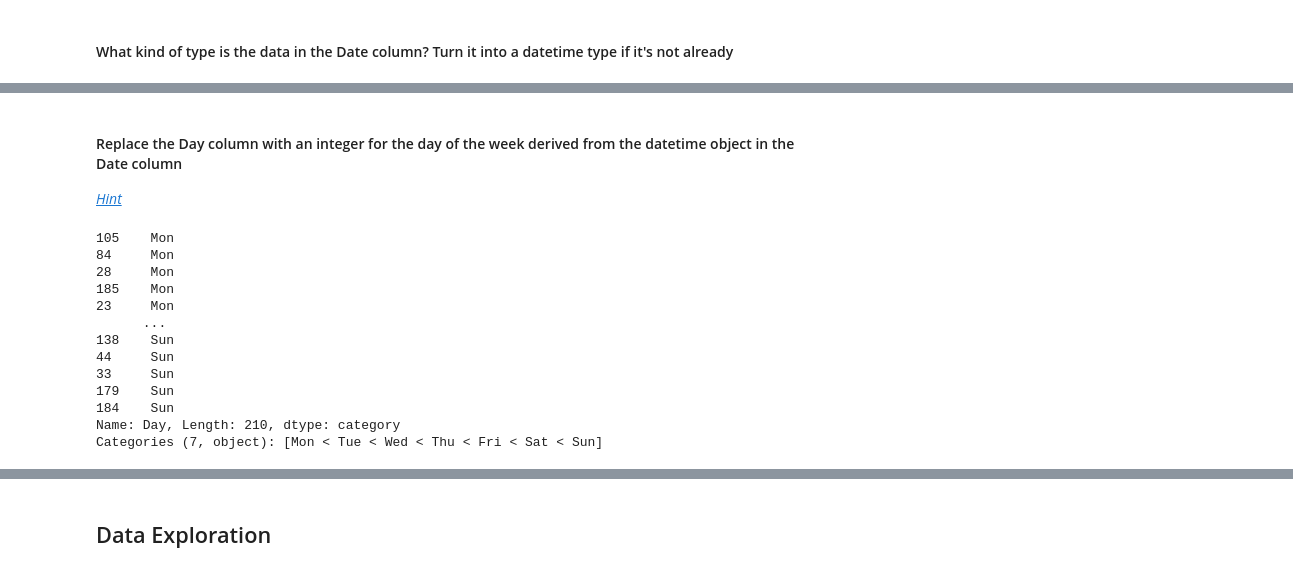
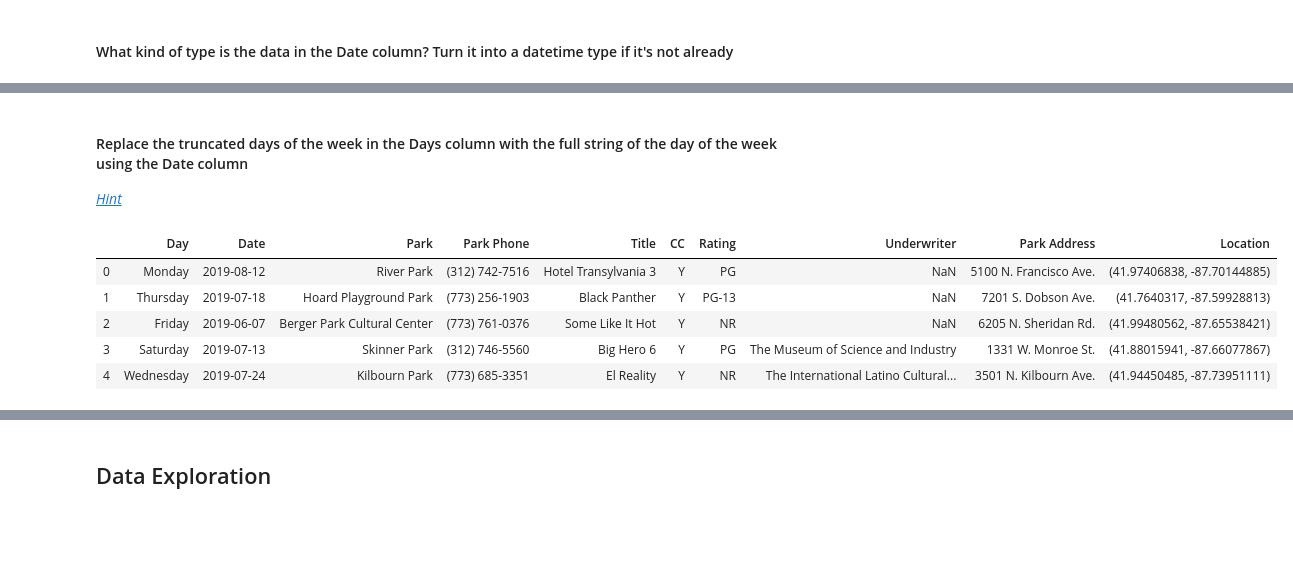
Before and after one commit to learn-co-students/dsc-chi-warmup-pandas1, a Jupyter notebook: index.ipynb, the cells around one changed output, grey strips where cells are left out. Cells and saved outputs as stored; diff of their text form; code cells hidden in the pictures; blank space fills up the shorter version.

```diff
--- a/index.ipynb
+++ b/index.ipynb
@@ -64,25 +70,16 @@ area_code               object
 dtype: object
 # %% [markdown]
-#### Replace the Day column with an integer for the day of the week derived from the datetime object in the Date column
+#### Replace the truncated days of the week in the Days column with the full string of the day of the week using the Date column
 
-[*Hint*](https://pandas.pydata.org/pandas-docs/stable/reference/api/pandas.DatetimeIndex.dayofweek.html)
+[*Hint*](https://pandas.pydata.org/pandas-docs/version/0.25.0/reference/api/pandas.Series.dt.day_name.html)
-# %%
-movies.Day = pd.Categorical(
-    movies.Day,
-    categories = ['Mon', 'Tue', 'Wed', 'Thu', 'Fri', 'Sat', 'Sun'],
-    ordered=True
-    )
-# %% [output]
-105    Mon
-84     Mon
-28     Mon
-185    Mon
-23     Mon
-      ...
-138    Sun
-44     Sun
-33     Sun
-179    Sun
-184    Sun
-Name: Day, Length: 210, dtype: category
-Categories (7, object): [Mon < Tue < Wed < Thu < Fri < Sat < Sun]
+# %%
+movies['Day'] = movies['Date'].dt.day_name()
+
+movies.head()
+# %% [output]
+|  | Day | Date | Park | Park Phone | Title | CC | Rating | Underwriter | Park Address | Location |
+| 0 | Monday | 2019-08-12 | River Park | (312) 742-7516 | Hotel Transylvania 3 | Y | PG | NaN | 5100 N. Francisco Ave. | (41.97406838, -87.70144885) |
+| 1 | Thursday | 2019-07-18 | Hoard Playground Park | (773) 256-1903 | Black Panther | Y | PG-13 | NaN | 7201 S. Dobson Ave. | (41.7640317, -87.59928813) |
+| 2 | Friday | 2019-06-07 | Berger Park Cultural Center | (773) 761-0376 | Some Like It Hot | Y | NR | NaN | 6205 N. Sheridan Rd. | (41.99480562, -87.65538421) |
+| 3 | Saturday | 2019-07-13 | Skinner Park | (312) 746-5560 | Big Hero 6 | Y | PG | The Museum of Science and Industry | 1331 W. Monroe St. | (41.88015941, -87.66077867) |
+| 4 | Wednesday | 2019-07-24 | Kilbourn Park | (773) 685-3351 | El Reality | Y | NR | The International Latino Cultural... | 3501 N. Kilbourn Ave. | (41.94450485, -87.73951111) |
```
Also changed, not shown: parts of 25 cells of this notebook, 4 other files.
